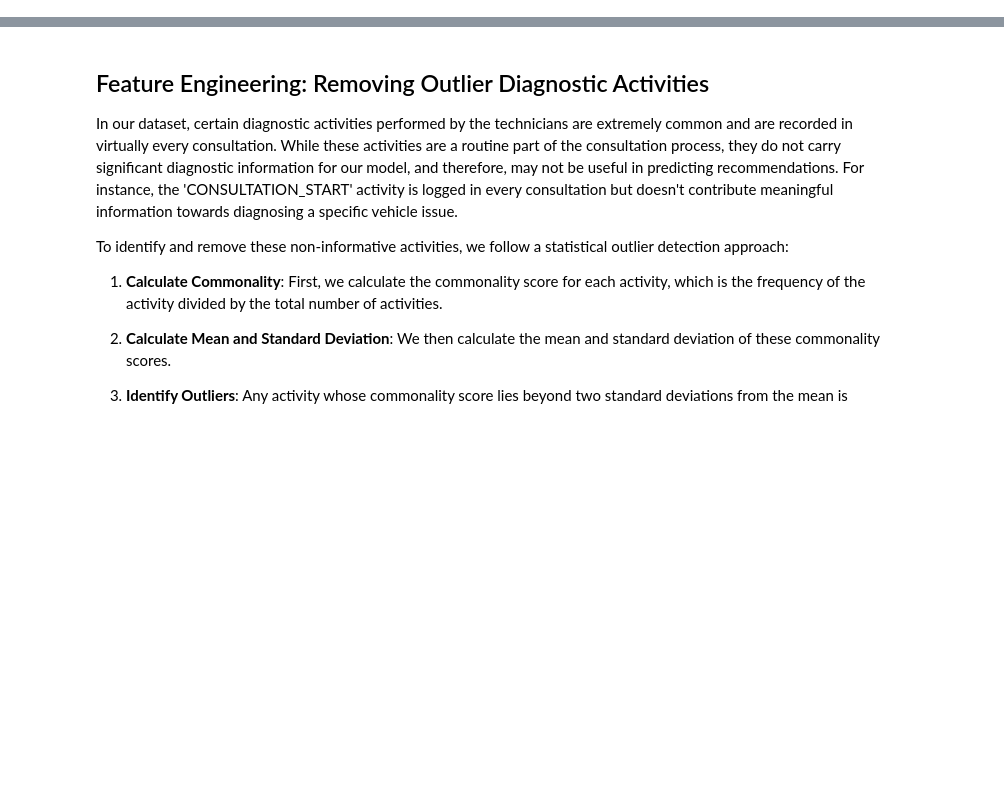
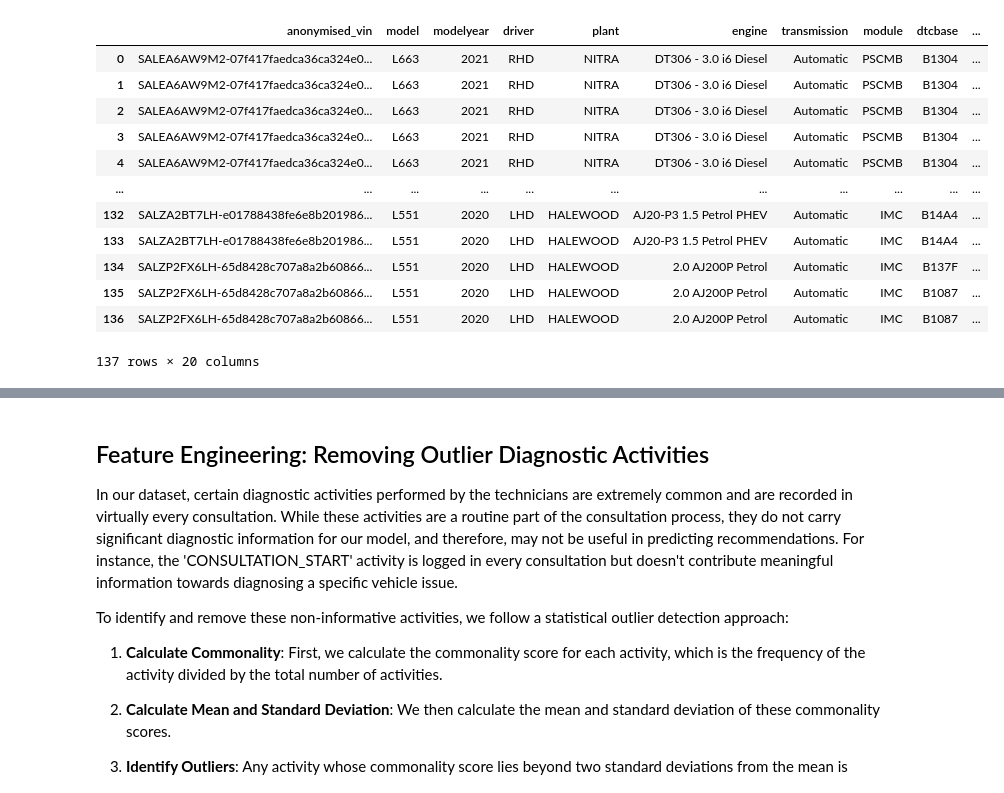
Before and after one commit to evialina/automotive_diagnostic_action_recommender, a Jupyter notebook: data_preprocessing.ipynb, the cells around one changed output, grey strips where cells are left out. Cells and saved outputs as stored; diff of their text form; code cells hidden in the pictures; blank space fills up the shorter version.

```diff
--- a/data_preprocessing.ipynb
+++ b/data_preprocessing.ipynb
@@ -27,0 +16,11 @@ for file in file_names:
+# %%
+diagnostic_df['timestamp'] = pd.to_datetime(diagnostic_df['sessiontimestamp'], format="%Y-%m-%d %H:%M:%S.%f %Z")
+
+# Create temporary 'date' column from 'timestamp'
+diagnostic_df['date'] = diagnostic_df['timestamp'].dt.date
+diagnostic_df.sort_values(['anonymised_vin', 'date'], kind='mergesort', inplace=True)
+
+# Create 'consultationId' column
+diagnostic_df['consultationid'] = (diagnostic_df['anonymised_vin'] != diagnostic_df['anonymised_vin'].shift()).astype(int)
+diagnostic_df['consultationid'] += (diagnostic_df['date'] != diagnostic_df['date'].shift()).astype(int)
+diagnostic_df['consultationid'] = diagnostic_df['consultationid'].cumsum()
@@ -27,0 +30,26 @@ for file in file_names:
+# %%
+# Create a DataFrame that only includes rows where 'otxSequence' is 'G2725772' (DTC Read)
+cols_to_keep = [col for col in diagnostic_df.columns if col not in ['otxsequence', 'date', 'sessionid', 'timestamp', 'sessiontimestamp']]
+vehicle_current_state_df = diagnostic_df.loc[diagnostic_df['otxsequence'] == 'G2725772', cols_to_keep].copy()
+
+# Create a DataFrame that includes all diagnostic actions performed
+cols_to_keep = ['anonymised_vin', 'consultationid', 'timestamp', 'otxsequence']
+diagnostic_actions_df = diagnostic_df.loc[diagnostic_df['otxsequence'] != 'G2725772', cols_to_keep].copy()
+
+# Merge the vehicle data and current state reads and diagnostic actions performed
+diagnostic_df = pd.merge(vehicle_current_state_df, diagnostic_actions_df, how='inner', on=['anonymised_vin', 'consultationid'])
+diagnostic_df
+# %% [output]
+|  | anonymised_vin | model | modelyear | driver | plant | engine | transmission | module | dtcbase | ... |
+| 0 | SALEA6AW9M2-07f417faedca36ca324e0... | L663 | 2021 | RHD | NITRA | DT306 - 3.0 i6 Diesel | Automatic | PSCMB | B1304 | ... |
+| 1 | SALEA6AW9M2-07f417faedca36ca324e0... | L663 | 2021 | RHD | NITRA | DT306 - 3.0 i6 Diesel | Automatic | PSCMB | B1304 | ... |
+| 2 | SALEA6AW9M2-07f417faedca36ca324e0... | L663 | 2021 | RHD | NITRA | DT306 - 3.0 i6 Diesel | Automatic | PSCMB | B1304 | ... |
+| 3 | SALEA6AW9M2-07f417faedca36ca324e0... | L663 | 2021 | RHD | NITRA | DT306 - 3.0 i6 Diesel | Automatic | PSCMB | B1304 | ... |
+| 4 | SALEA6AW9M2-07f417faedca36ca324e0... | L663 | 2021 | RHD | NITRA | DT306 - 3.0 i6 Diesel | Automatic | PSCMB | B1304 | ... |
+| ... | ... | ... | ... | ... | ... | ... | ... | ... | ... | ... |
+| 132 | SALZA2BT7LH-e01788438fe6e8b201986... | L551 | 2020 | LHD | HALEWOOD | AJ20-P3 1.5 Petrol PHEV | Automatic | IMC | B14A4 | ... |
+| 133 | SALZA2BT7LH-e01788438fe6e8b201986... | L551 | 2020 | LHD | HALEWOOD | AJ20-P3 1.5 Petrol PHEV | Automatic | IMC | B14A4 | ... |
+| 134 | SALZP2FX6LH-65d8428c707a8a2b60866... | L551 | 2020 | LHD | HALEWOOD | 2.0 AJ200P Petrol | Automatic | IMC | B137F | ... |
+| 135 | SALZP2FX6LH-65d8428c707a8a2b60866... | L551 | 2020 | LHD | HALEWOOD | 2.0 AJ200P Petrol | Automatic | IMC | B1087 | ... |
+| 136 | SALZP2FX6LH-65d8428c707a8a2b60866... | L551 | 2020 | LHD | HALEWOOD | 2.0 AJ200P Petrol | Automatic | IMC | B1087 | ... |
+137 rows × 20 columns
```
Also changed, not shown: parts of 36 cells of this notebook, 2 other files.
